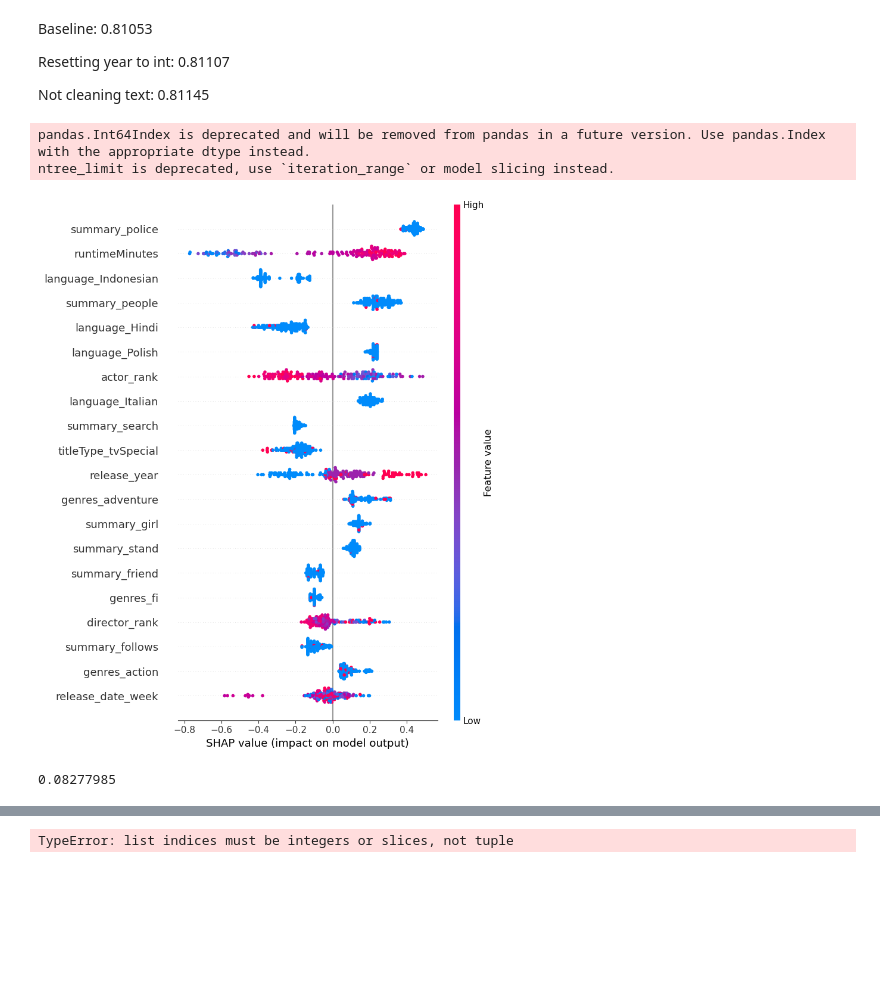
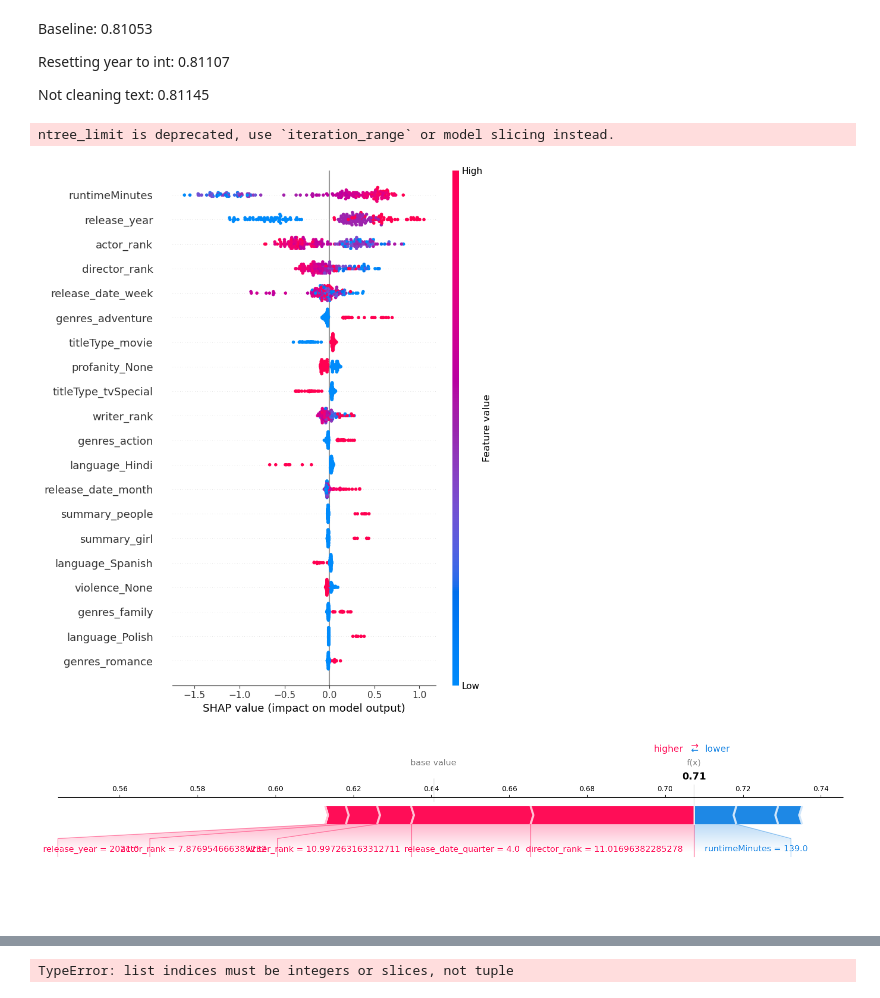
Before and after one commit to Joeyzect/Netflix_ALab_2022, a Jupyter notebook: notebooks/14-joseph-movies-modelling-final copy.ipynb, the cells around one changed output, grey strips where cells are left out. Saved outputs shown, nothing was run; the diff lists cells and outputs as text; code cells hidden in the pictures; blank space fills up the shorter version.

```diff
--- a/notebooks/14-joseph-movies-modelling-final copy.ipynb
+++ b/notebooks/14-joseph-movies-modelling-final copy.ipynb
@@ -1079,17 +1089,22 @@ Not cleaning text: 0.81145
 xgb_gs_bow_drop_feature_names = get_feature_names(best_xgb_gs_bow_drop['xgb_transformer'], ['titleType', 'genres', 'summary', 'nudity', 'violence', 'profanity', 'alcohol', 'frightening', 'language', 'director_rank', 'actor_rank', 'writer_rank'])
 # %%
 # make shap values
-transformed_test = pd.DataFrame(best_xgb_gs_bow_drop['xgb_transformer'].transform(X_test.drop(columns=['averageRating', 'numVotes'])).todense())
+transformed_test = best_xgb_gs_bow_drop['xgb_transformer'].transform(X_test.drop(columns=['averageRating', 'numVotes']))
 explainer = shap.TreeExplainer(best_xgb_gs_bow_drop['xgb'])
-shap_values = explainer.shap_values(transformed_test)
+shap_values = explainer.shap_values(xgb.DMatrix(transformed_test, y_test))
 
 # plot shap values
-shap.summary_plot(shap_values, transformed_test, feature_names=xgb_gs_bow_drop_feature_names)
+shap.summary_plot(shap_values, pd.DataFrame(transformed_test.todense()), feature_names=xgb_gs_bow_drop_feature_names)
 # %% [output]
-pandas.Int64Index is deprecated and will be removed from pandas in a future version. Use pandas.Index with the appropriate dtype instead.
 ntree_limit is deprecated, use `iteration_range` or model slicing instead.
-[figure, old version]
+[figure, new version]
-# %%
-explainer.expected_value
-# %% [output]
-0.08277985
+# %%
+# make shap values
+transformed_test = best_xgb_gs_bow_drop['xgb_transformer'].transform(X_test.drop(columns=['averageRating', 'numVotes']))
+explainer = shap.TreeExplainer(best_xgb_gs_bow_drop['xgb'], pd.DataFrame(transformed_test.todense()), feature_names=xgb_gs_bow_drop_feature_names, model_output='probability')
+shap_values = explainer.shap_values(pd.DataFrame(transformed_test.todense(), y_test))
+
+# force plot
+shap.force_plot(explainer.expected_value, shap_values[1], pd.DataFrame(transformed_test.todense()).iloc[1,:], feature_names=xgb_gs_bow_drop_feature_names, matplotlib=True)
+# %% [output]
+[figure, added]
```
Also changed, not shown: parts of 6 cells of this notebook.
